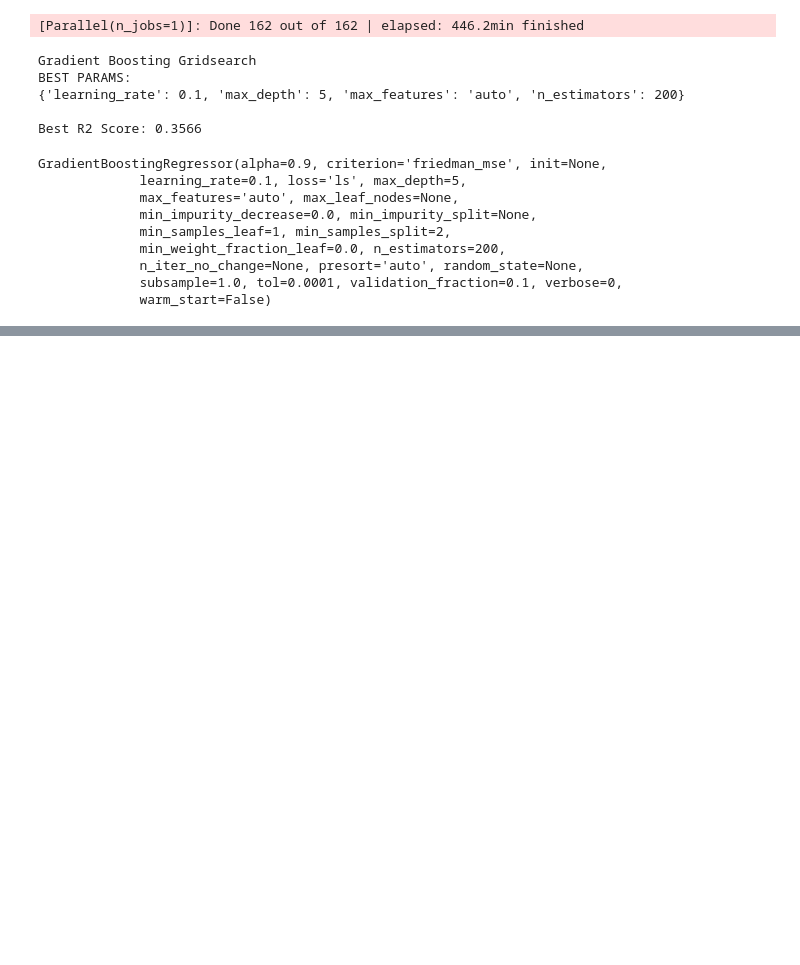
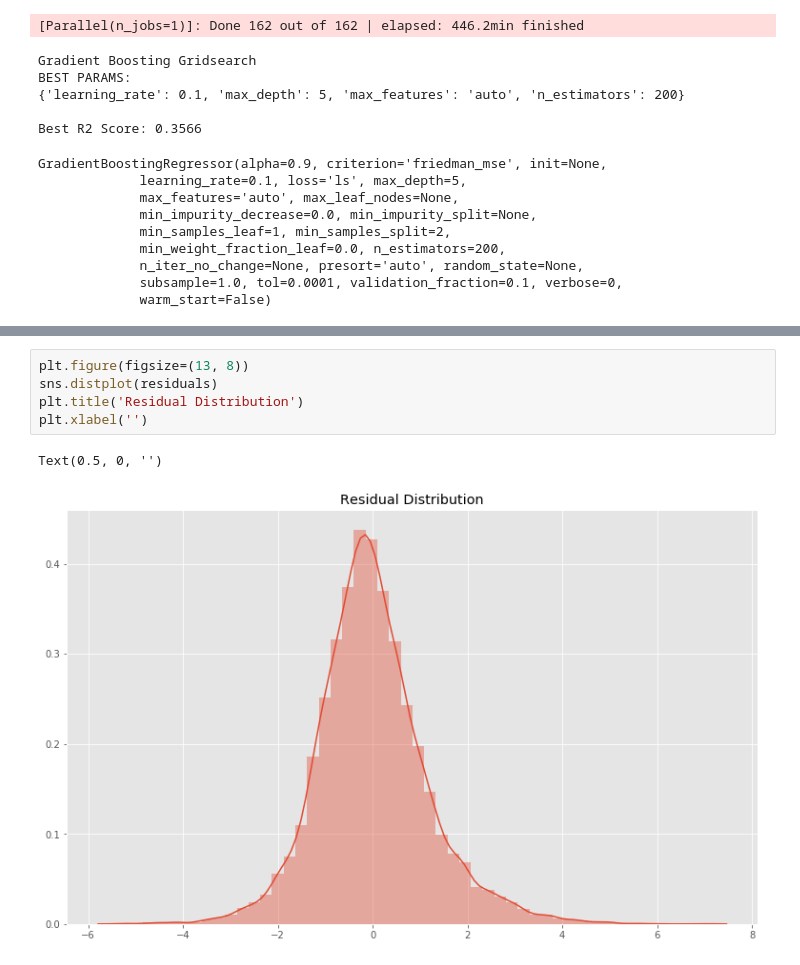
Before and after one commit to Atksmith88/board-game-statistics, a Jupyter notebook: modeling.ipynb, the cells around one changed output, grey strips where cells are left out. Saved outputs shown, nothing was run; the diff lists cells and outputs as text; blank space fills up the shorter version.

```diff
--- a/modeling.ipynb
+++ b/modeling.ipynb
@@ -188,0 +321,8 @@ GradientBoostingRegressor(alpha=0.9, criterion='friedman_mse', init=None,
+# %%
+plt.figure(figsize=(13, 8))
+sns.distplot(residuals)
+plt.title('Residual Distribution')
+plt.xlabel('')
+# %% [output]
+Text(0.5, 0, '')
+[figure, added]
```
Also changed, not shown: parts of 7 cells of this notebook, 1 other file.
